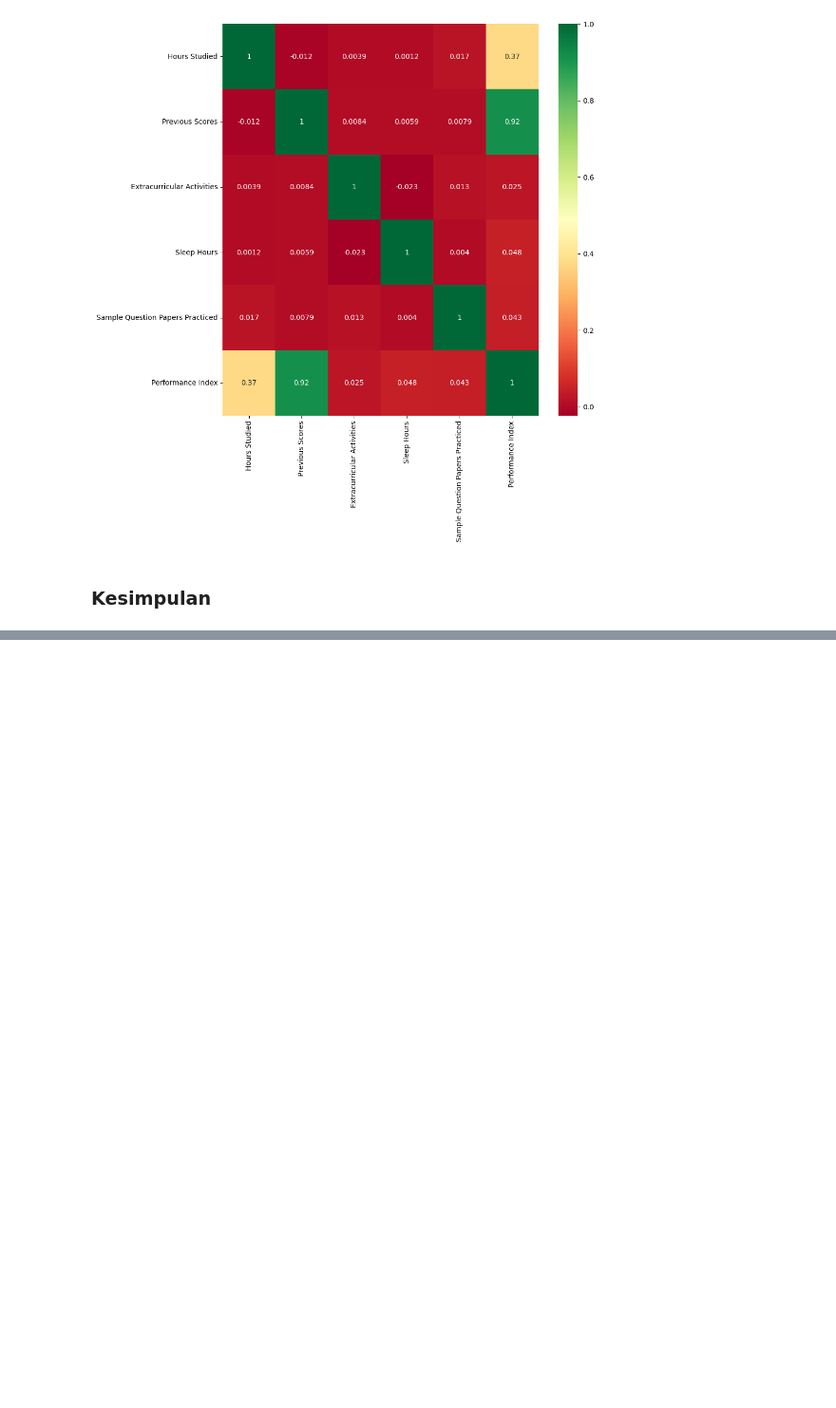
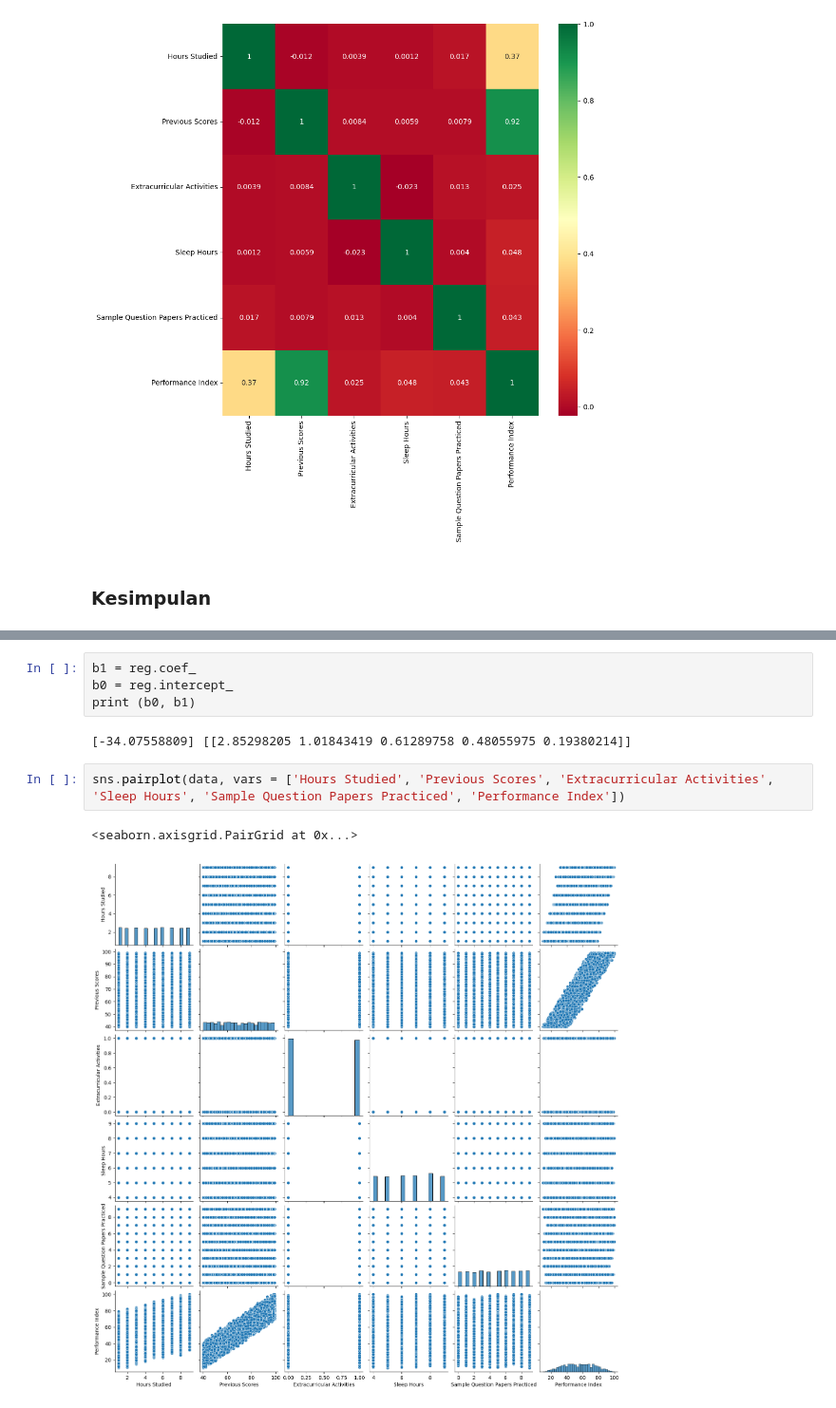
Before and after one commit to Jnxx02/Pengantar-Data-Sains-2023, a Jupyter notebook: Project MID/project_MID.ipynb, the cells around one changed output, grey strips where cells are left out. Shown: that part at 95% size. Saved outputs shown, nothing was run; the diff lists cells and outputs as text; blank space fills up the shorter version.

```diff
--- a/Project MID/project_MID.ipynb
+++ b/Project MID/project_MID.ipynb
@@ -110,0 +122,11 @@ g=sns.heatmap(data[top_corr_features].corr(),annot=True,cmap="RdYlGn")
+# %%
+b1 = reg.coef_
+b0 = reg.intercept_
+print (b0, b1)
+# %% [output]
+[-34.07558809] [[2.85298205 1.01843419 0.61289758 0.48055975 0.19380214]]
+# %%
+sns.pairplot(data, vars = ['Hours Studied', 'Previous Scores', 'Extracurricular Activities', 'Sleep Hours', 'Sample Question Papers Practiced', 'Performance Index'])
+# %% [output]
+<seaborn.axisgrid.PairGrid at 0x...>
+[figure, added]
```
Also changed, not shown: parts of 5 cells of this notebook, 1 other file.
